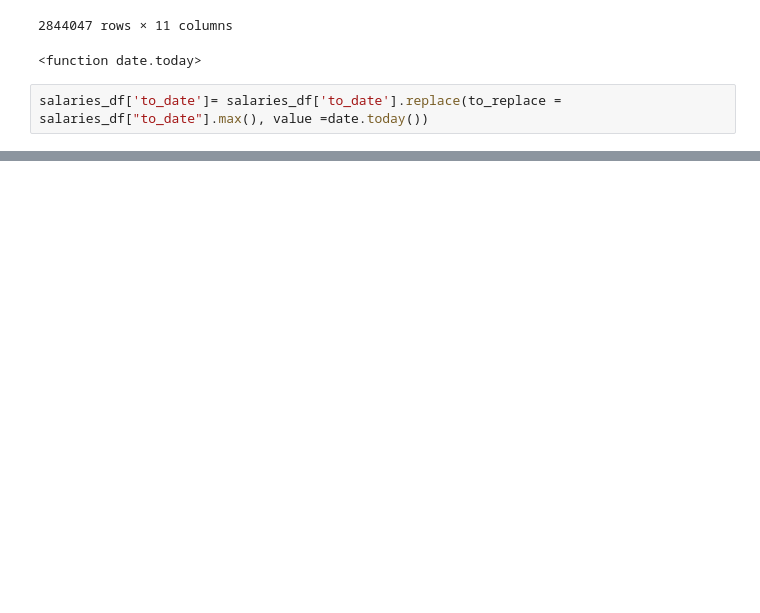
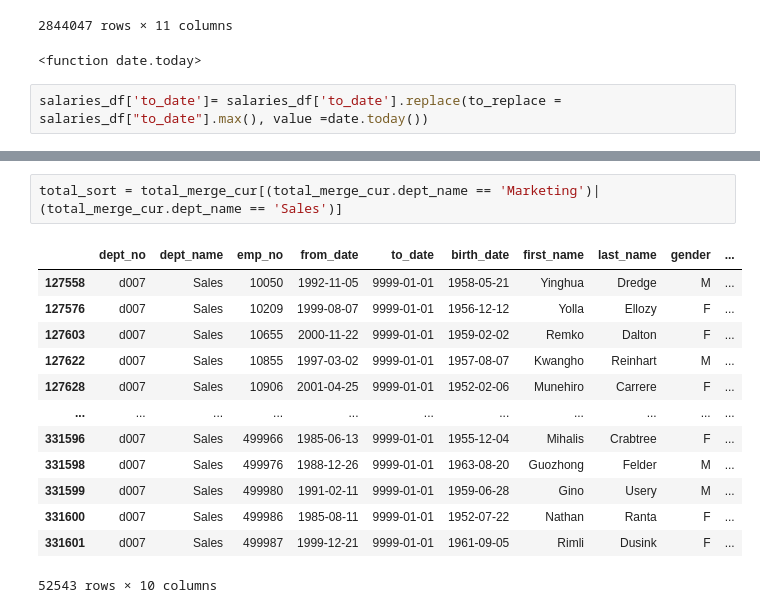
Before and after one commit to albertopuentes/statistics-exercises, a Jupyter notebook: hypothesis_testing.ipynb, the cells around one changed output, grey strips where cells are left out. Saved outputs shown, nothing was run; the diff lists cells and outputs as text; blank space fills up the shorter version.

```diff
--- a/hypothesis_testing.ipynb
+++ b/hypothesis_testing.ipynb
@@ -351,0 +503,16 @@ salaries_df['to_date']= salaries_df['to_date'].replace(to_replace = salaries_df[
+# %%
+total_sort = total_merge_cur[(total_merge_cur.dept_name == 'Marketing')|(total_merge_cur.dept_name == 'Sales')]
+# %% [output]
+|  | dept_no | dept_name | emp_no | from_date | to_date | birth_date | first_name | last_name | gender | ... |
+| 127558 | d007 | Sales | 10050 | 1992-11-05 | 9999-01-01 | 1958-05-21 | Yinghua | Dredge | M | ... |
+| 127576 | d007 | Sales | 10209 | 1999-08-07 | 9999-01-01 | 1956-12-12 | Yolla | Ellozy | F | ... |
+| 127603 | d007 | Sales | 10655 | 2000-11-22 | 9999-01-01 | 1959-02-02 | Remko | Dalton | F | ... |
+| 127622 | d007 | Sales | 10855 | 1997-03-02 | 9999-01-01 | 1957-08-07 | Kwangho | Reinhart | M | ... |
+| 127628 | d007 | Sales | 10906 | 2001-04-25 | 9999-01-01 | 1952-02-06 | Munehiro | Carrere | F | ... |
+| ... | ... | ... | ... | ... | ... | ... | ... | ... | ... | ... |
+| 331596 | d007 | Sales | 499966 | 1985-06-13 | 9999-01-01 | 1955-12-04 | Mihalis | Crabtree | F | ... |
+| 331598 | d007 | Sales | 499976 | 1988-12-26 | 9999-01-01 | 1963-08-20 | Guozhong | Felder | M | ... |
+| 331599 | d007 | Sales | 499980 | 1991-02-11 | 9999-01-01 | 1959-06-28 | Gino | Usery | M | ... |
+| 331600 | d007 | Sales | 499986 | 1985-08-11 | 9999-01-01 | 1952-07-22 | Nathan | Ranta | F | ... |
+| 331601 | d007 | Sales | 499987 | 1999-12-21 | 9999-01-01 | 1961-09-05 | Rimli | Dusink | F | ... |
+52543 rows × 10 columns
```
Also changed, not shown: parts of 21 cells of this notebook.
